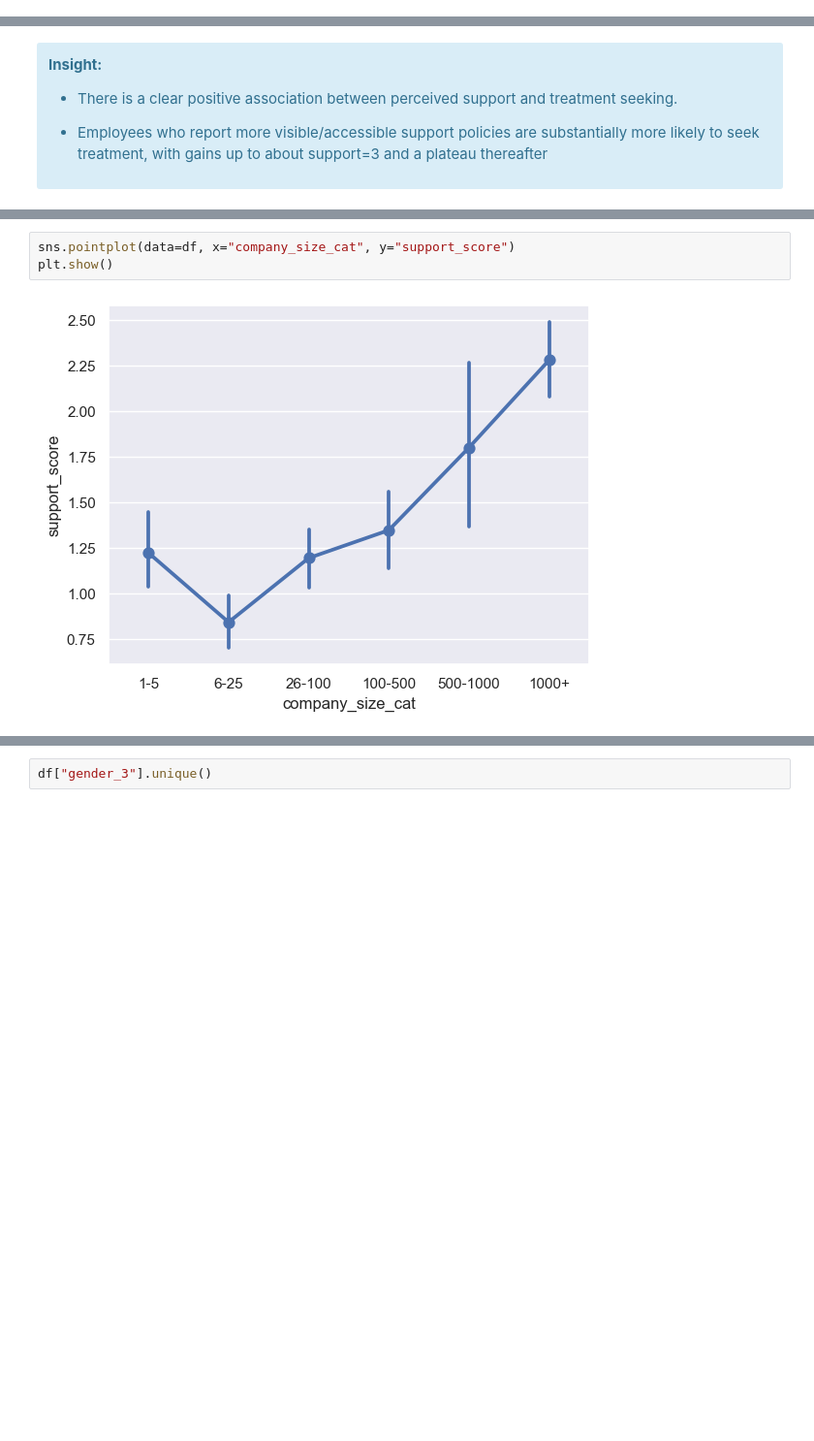
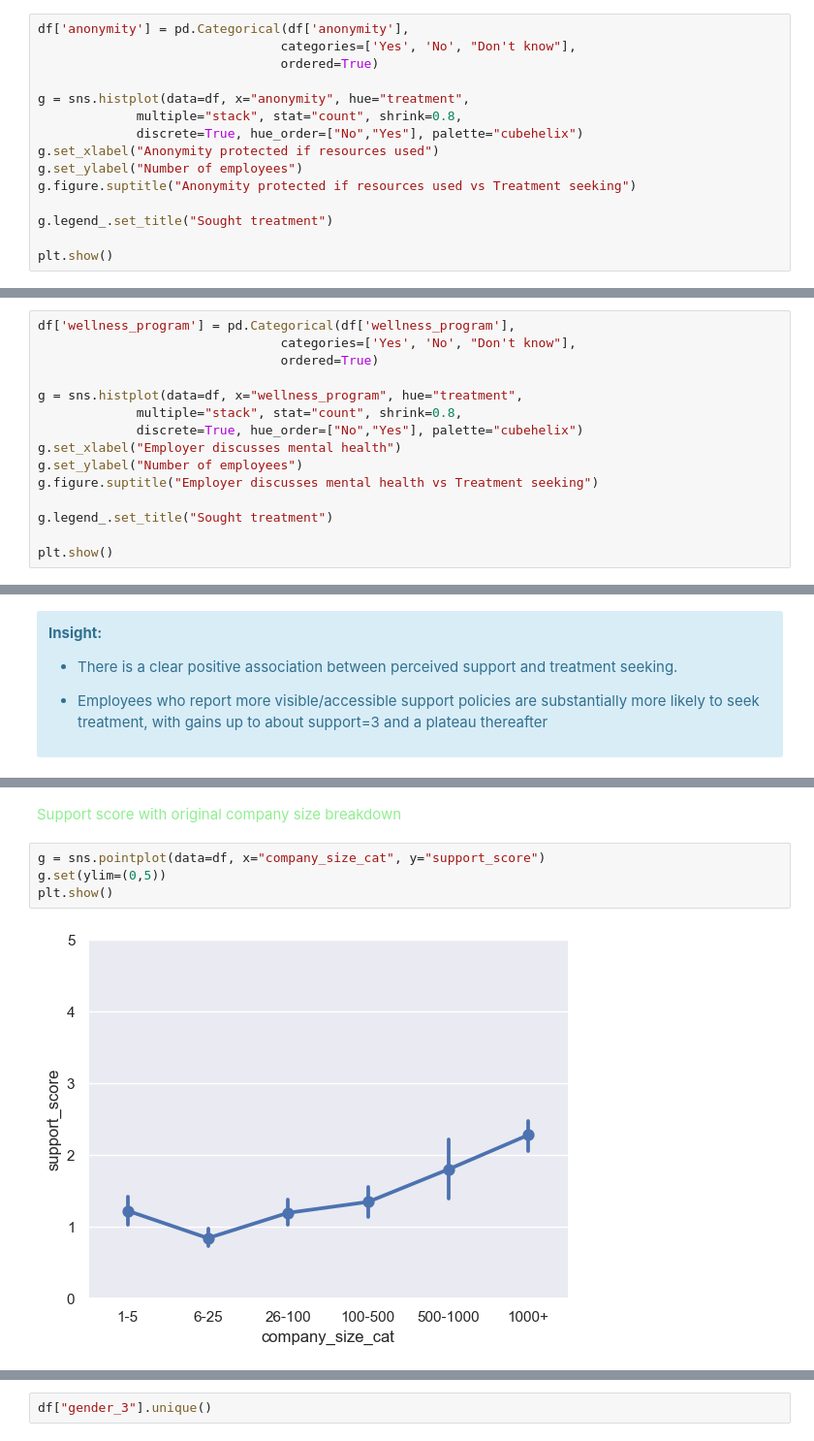
Before and after one commit to OzkanGelincik/tech-mental-health-eda, a Jupyter notebook: mental_health_in_tech_EDA.ipynb, the cells around one changed output, grey strips where cells are left out. Shown at 97% size. Cells and saved outputs as stored; diff of their text form; blank space fills up the shorter version.

```diff
--- a/mental_health_in_tech_EDA.ipynb
+++ b/mental_health_in_tech_EDA.ipynb
@@ -1225,0 +1261,15 @@ print(sum(df["anonymity"].isna()))
+# %%
+df['anonymity'] = pd.Categorical(df['anonymity'],
+                                categories=['Yes', 'No', "Don't know"],
+                                ordered=True)
+
+g = sns.histplot(data=df, x="anonymity", hue="treatment",
+             multiple="stack", stat="count", shrink=0.8,
+             discrete=True, hue_order=["No","Yes"], palette="cubehelix")
+g.set_xlabel("Anonymity protected if resources used")
+g.set_ylabel("Number of employees")
+g.figure.suptitle("Anonymity protected if resources used vs Treatment seeking")
+
+g.legend_.set_title("Sought treatment")
+
+plt.show()
@@ -1240,0 +1294,15 @@ print(sum(df["wellness_program"].isna()))
+# %%
+df['wellness_program'] = pd.Categorical(df['wellness_program'],
+                                categories=['Yes', 'No', "Don't know"],
+                                ordered=True)
+
+g = sns.histplot(data=df, x="wellness_program", hue="treatment",
+             multiple="stack", stat="count", shrink=0.8,
+             discrete=True, hue_order=["No","Yes"], palette="cubehelix")
+g.set_xlabel("Employer discusses mental health")
+g.set_ylabel("Number of employees")
+g.figure.suptitle("Employer discusses mental health vs Treatment seeking")
+
+g.legend_.set_title("Sought treatment")
+
+plt.show()
@@ -1330,5 +1353,8 @@ plt.show()
+# %% [markdown]
+<span style="color:lightgreen">Support score with original company size breakdown</span>
 # %%
-sns.pointplot(data=df, x="company_size_cat", y="support_score")
+g = sns.pointplot(data=df, x="company_size_cat", y="support_score")
+g.set(ylim=(0,5))
 plt.show()
 # %% [output]
-[figure, old version]
+[figure, new version]
```
Also changed, not shown: parts of 144 cells of this notebook.
